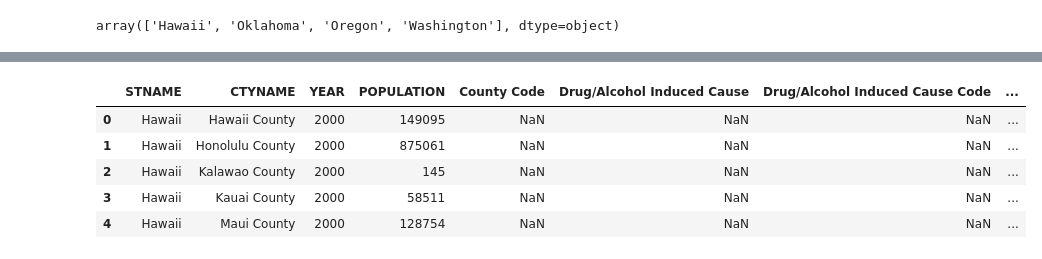
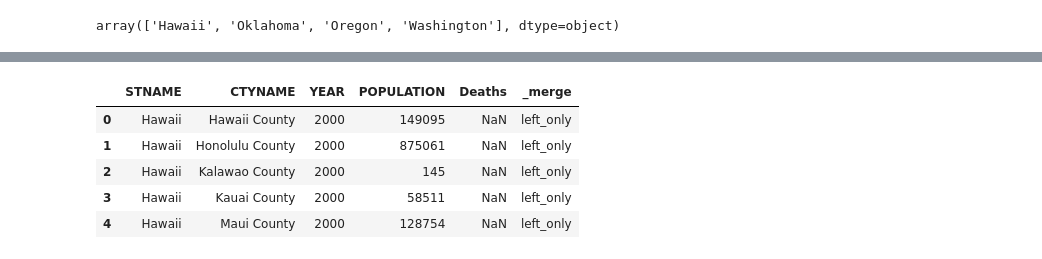
Before and after one commit to YZhu0225/Estimating-the-Impact-of-Opioid-Control-Policies, a Jupyter notebook: 10_code/merge_pop_death.ipynb, the cells around one changed output, grey strips where cells are left out. Saved outputs shown, nothing was run; the diff lists cells and outputs as text; code cells hidden in the pictures.

```diff
--- a/10_code/merge_pop_death.ipynb
+++ b/10_code/merge_pop_death.ipynb
@@ -206,5 +280,4 @@ assert (wa_death_['STNAME'].unique() == wa_pop['STNAME'].unique()).all()
 wa_death_ = wa_death_.rename(columns={'Year': 'YEAR'})
 
 # remove useless columns: County, Year Code
-wa_death_ = wa_death_.drop(columns=['County', 'Year Code'])
-wa_death_.head()
+wa_death_ = wa_death_.loc[:, [ 'YEAR', 'STNAME', 'CTYNAME','Deaths']]
@@ -217,0 +284,4 @@ wa_death_.head()
+# %%
+# Collapsing the dataset to get total number of deaths per county per year
+wa_agg_death = wa_death_.groupby(['YEAR', 'STNAME', 'CTYNAME'], as_index=False)['Deaths'].sum()
+wa_agg_death.head()
@@ -218,14 +295,14 @@ wa_death_.head()
 # %%
 # merge the two dataframes
-wa_death_pop = pd.merge(wa_pop, wa_death_, how='left', on = ['STNAME', 'CTYNAME', 'YEAR'], indicator=True)
+wa_death_pop = pd.merge(wa_pop, wa_agg_death, how='outer', on = ['STNAME', 'CTYNAME', 'YEAR'], indicator=True)
 wa_death_pop.head()
 # %% [output]
-|  | STNAME | CTYNAME | YEAR | POPULATION | County Code | Drug/Alcohol Induced Cause | Drug/Alcohol Induced Cause Code | ... |
-| 0 | Hawaii | Hawaii County | 2000 | 149095 | NaN | NaN | NaN | ... |
-| 1 | Hawaii | Honolulu County | 2000 | 875061 | NaN | NaN | NaN | ... |
-| 2 | Hawaii | Kalawao County | 2000 | 145 | NaN | NaN | NaN | ... |
-| 3 | Hawaii | Kauai County | 2000 | 58511 | NaN | NaN | NaN | ... |
-| 4 | Hawaii | Maui County | 2000 | 128754 | NaN | NaN | NaN | ... |
+|  | STNAME | CTYNAME | YEAR | POPULATION | Deaths | _merge |
+| 0 | Hawaii | Hawaii County | 2000 | 149095 | NaN | left_only |
+| 1 | Hawaii | Honolulu County | 2000 | 875061 | NaN | left_only |
+| 2 | Hawaii | Kalawao County | 2000 | 145 | NaN | left_only |
+| 3 | Hawaii | Kauai County | 2000 | 58511 | NaN | left_only |
+| 4 | Hawaii | Maui County | 2000 | 128754 | NaN | left_only |
 # %%
 # remove the year where we don't have the opoid death data
 min_year = wa_death_['YEAR'].min()
```
Also changed, not shown: parts of 32 cells of this notebook.
